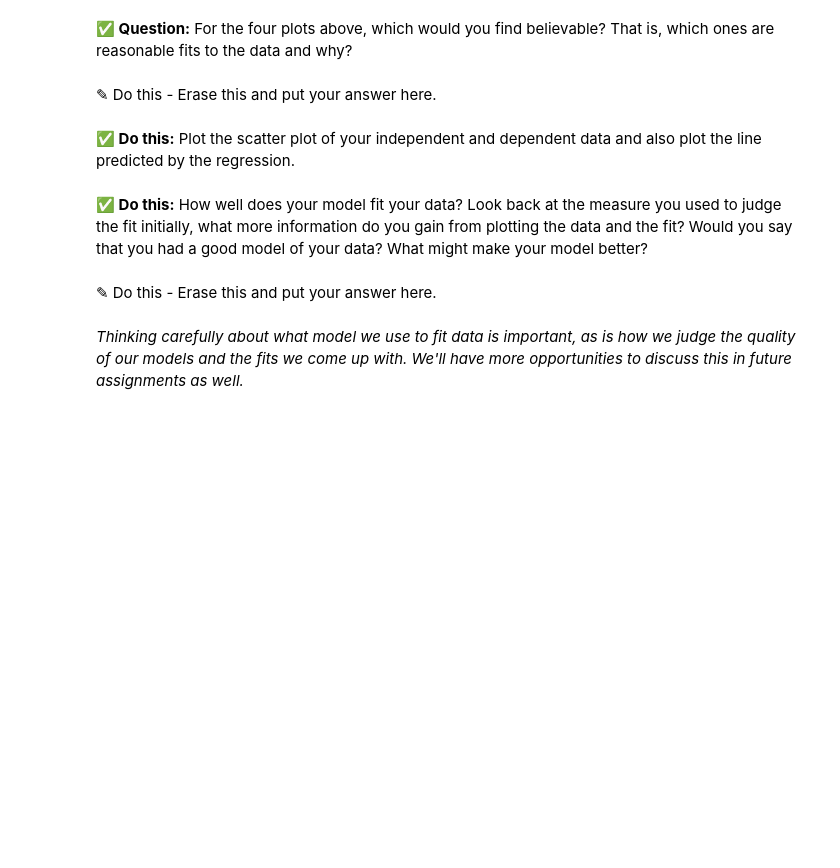
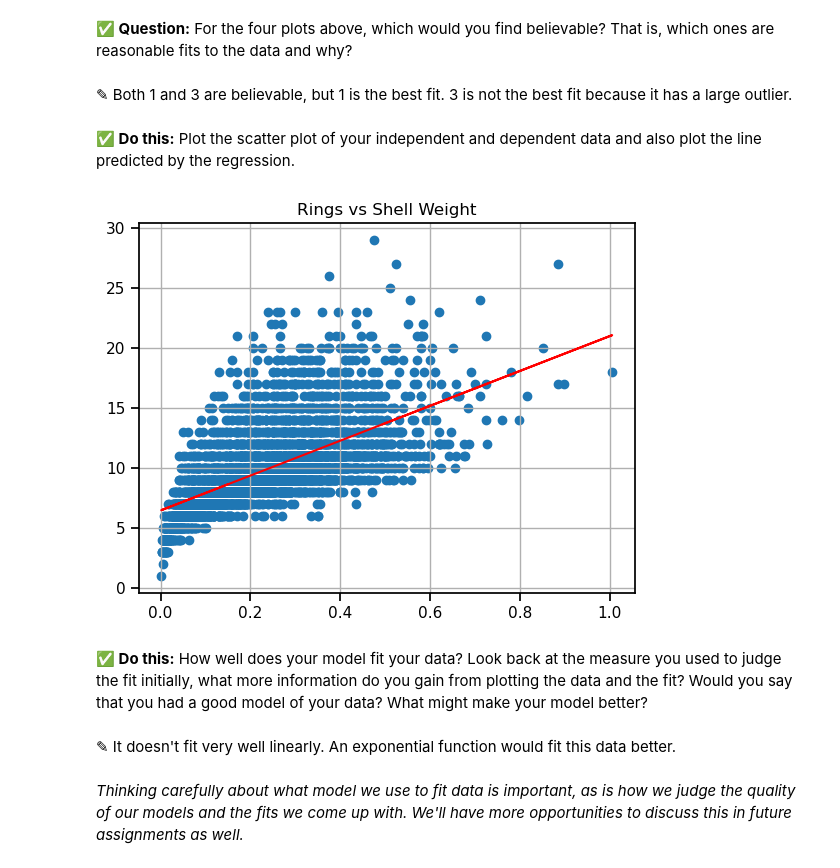
Before and after one commit to schererm/CMSE202-s24-turnin, a Jupyter notebook: Day-13/Day-13_In-Class-Regression-STUDENT.ipynb, the cells around one changed output. Saved outputs shown, nothing was run; the diff lists cells and outputs as text; code cells hidden in the pictures; blank space fills up the shorter version.

```diff
--- a/Day-13/Day-13_In-Class-Regression-STUDENT.ipynb
+++ b/Day-13/Day-13_In-Class-Regression-STUDENT.ipynb
@@ -131,0 +187,12 @@ _Look to the pre-class assignment for some hints and check in with your group._
+# %%
+import statsmodels.api as sm
+# put your code here
+x = data["shell_weight"]
+y = rings
+
+x_with_cnst = sm.add_constant(x)
+print(x_with_cnst)
+model = sm.OLS(rings, x_with_cnst)
+results = model.fit()
+print("Intercept and slope are:", results.params)
+print(results.predict())
@@ -151,7 +257,7 @@ Mathematically, any data can be fit to a line. Whether a line is a good model to
 You can see that each data set is different, but the mathematical model that fits each of these data sets is the same! You must be careful that your data do not violate one or more of the [underlying assumptions of linear fitting](https://en.wikipedia.org/wiki/Linear_regression#Assumptions). This is one reason it is incredibly important to visualize your data and the model that fits it.
 # %% [markdown]
 **&#9989; Question:** For the four plots above, which would you find believable? That is, which ones are reasonable fits to the data and why?
-# %% [markdown]
-<font size=+3>&#9998;</font> Do this - Erase this and put your answer here.
+# %% [markdown]
+<font size=+3>&#9998;</font> Both 1 and 3 are believable, but 1 is the best fit. 3 is not the best fit because it has a large outlier.
 # %% [markdown]
 **&#9989; Do this:** Plot the scatter plot of your independent and dependent data and also plot the line predicted by the regression.
@@ -160,7 +264,17 @@ You can see that each data set is different, but the mathematical model that fit
+# %%
+# put your code here
+prediction = (results.predict(x_with_cnst))
+
+plt.scatter(x,y)
+plt.plot(x, prediction, color = 'red')
+plt.title("Rings vs Shell Weight")
+plt.grid()
+# %% [output]
+[figure, added]
 # %% [markdown]
 **&#9989; Do this:** How well does your model fit your data? Look back at the measure you used to judge the fit initially, what more information do you gain from plotting the data and the fit? Would you say that you had a good model of your data? What might make your model better?
-# %% [markdown]
-<font size=+3>&#9998;</font> Do this - Erase this and put your answer here.
+# %% [markdown]
+<font size=+3>&#9998;</font> It doesn't fit very well linearly. An exponential function would fit this data better.
 # %% [markdown]
 _Thinking carefully about what model we use to fit data is important, as is how we judge the quality of our models and the fits we come up with. We'll have more opportunities to discuss this in future assignments as well._
 # %% [markdown]
```
Also changed, not shown: parts of 19 cells of this notebook, 2 other files.
